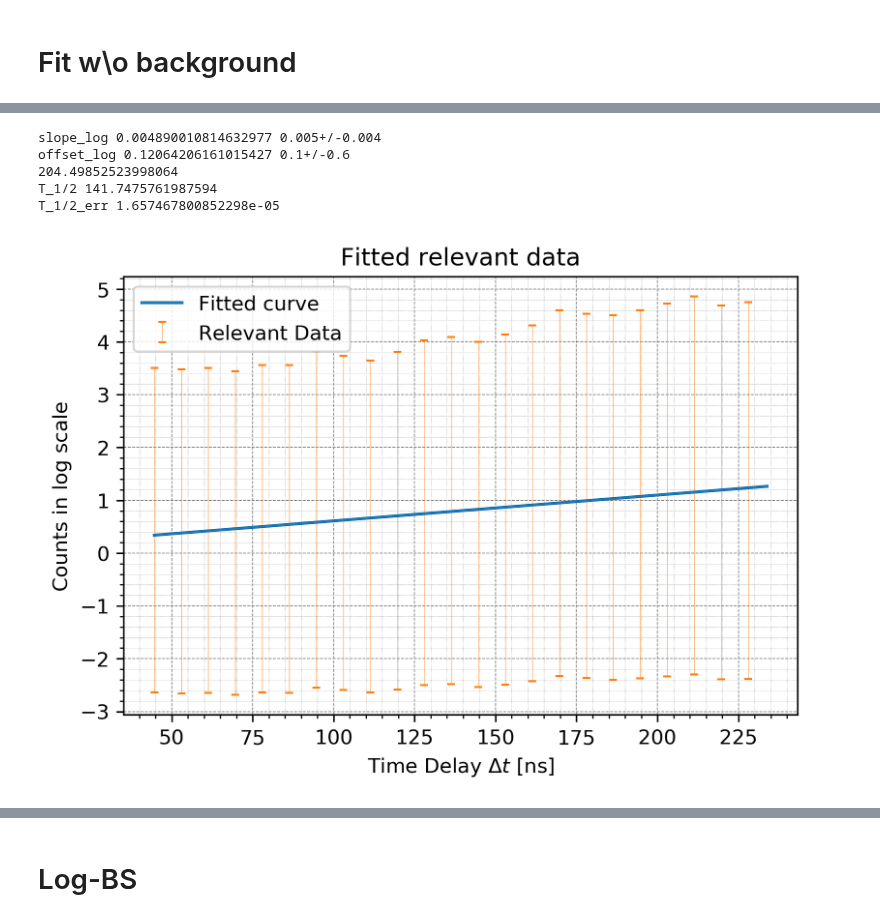
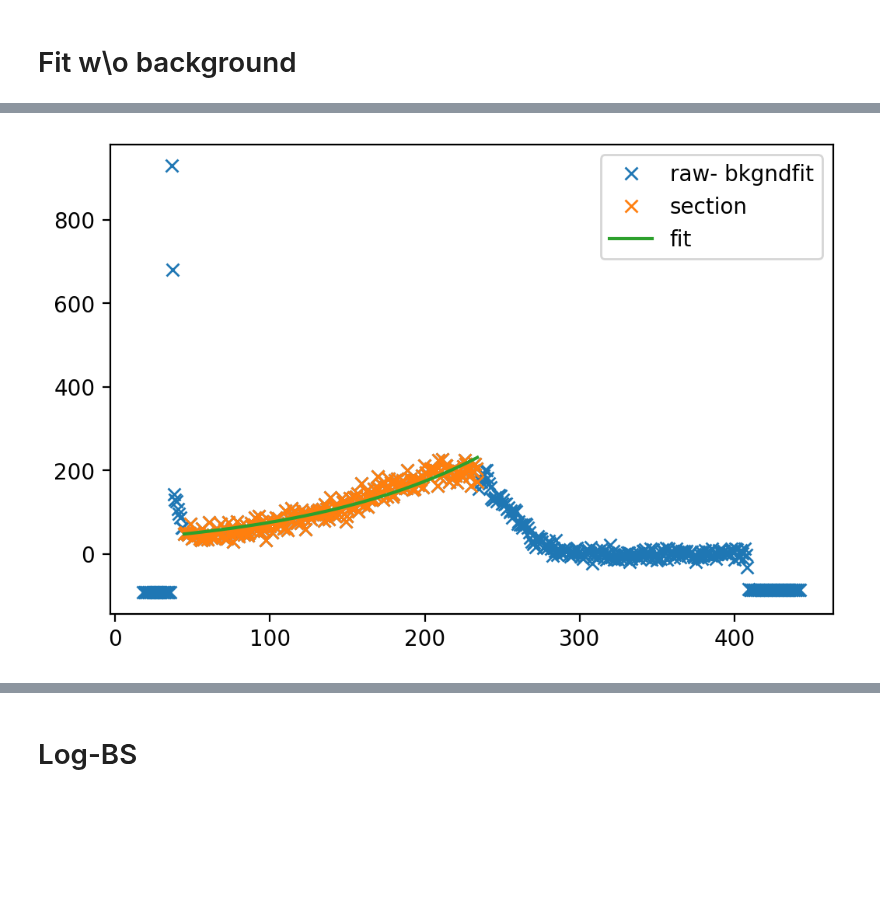
Before and after one commit to shockcookie/FP, a Jupyter notebook: KHWZ/coinc/Zeitkali.ipynb, the cells around one changed output, grey strips where cells are left out. Saved outputs shown, nothing was run; the diff lists cells and outputs as text; code cells hidden in the pictures; blank space fills up the shorter version.

```diff
--- a/KHWZ/coinc/Zeitkali.ipynb
+++ b/KHWZ/coinc/Zeitkali.ipynb
@@ -581,42 +273,14 @@ plt.show()
-# %%
-a,b,ua,ub = LRmG(val(data_log_clean[0][start:stop]),val(data_log_clean[1][start:stop]),err(data_log_clean[1][start:stop]))
-
-bb=uncertainties.ufloat(a,ua)
-aa=uncertainties.ufloat(b,ub)
-
-print("slope_log",b,aa)
-print("offset_log",a,bb)
-mlt_log = 1/b
-print(mlt_log)
-
-print("T_1/2",(np.log(2)*mlt_log))
-print("T_1/2_err",np.log(2)/(mlt_log**2))
-# %% [output]
-slope_log 0.004890010814632977 0.005+/-0.004
-offset_log 0.12064206161015427 0.1+/-0.6
-204.49852523998064
-T_1/2 141.7475761987594
-T_1/2_err 1.657467800852298e-05
-# %%
-plt.figure(dpi=300)
-plt.title(r'Fitted relevant data')
-plt.ylabel(r'Counts in log scale')
-plt.xlabel(r'Time Delay $\Delta t$ [ns]')
-plt.grid(which='major',linestyle='--', color='grey',linewidth=0.4)
-plt.grid(which='minor',linestyle=':', color='grey',linewidth=0.2)
-plt.minorticks_on()
-#plt.plot(*data_log_clean)
-plt.plot(val(data_log_clean[0][start:stop]),val(line(data_log_clean[0][start:stop],aa, bb)),label="Fitted curve")
-
-plt.errorbar(val(data_log_clean[0][start:stop]),val(data_log_clean[1][start:stop]),err(data_log_clean[1][start:stop]),fmt=" ",elinewidth=0.2,capsize=2, label='Relevant Data',errorevery=10)
-#plt.plot(data_log_clean[0][start2:stop2],data_log_clean[1][start2:stop2],label="bkg")
-
-
-axes=plt.gca()
-#axes.set_xlim([150,300])
-#axes.set_ylim([-0.4,2.6])
-plt.legend()
-plt.savefig("log_relevant_fit.png")
-plt.show()
-# %% [output]
-[figure, removed]
+# %%
+kek = 30
+eke = -41
+plt.figure(dpi=200)
+plt.plot(val(cleaned[0]), val(cleaned[1]),"x",label="raw- bkgndfit")
+plt.plot(val(x),val(y),"x",label="section")
+plt.plot(val(cleaned[0][start:stop]),eexp(val(cleaned[0][start:stop]),*val(vals2)),label="fit")
+plt.legend()
+axes=plt.gca()
+#axes.set_xlim([150,300])
+
+plt.show()
+# %% [output]
+[figure, added]
```
Also changed, not shown: parts of 45 cells of this notebook, 7 other files.
